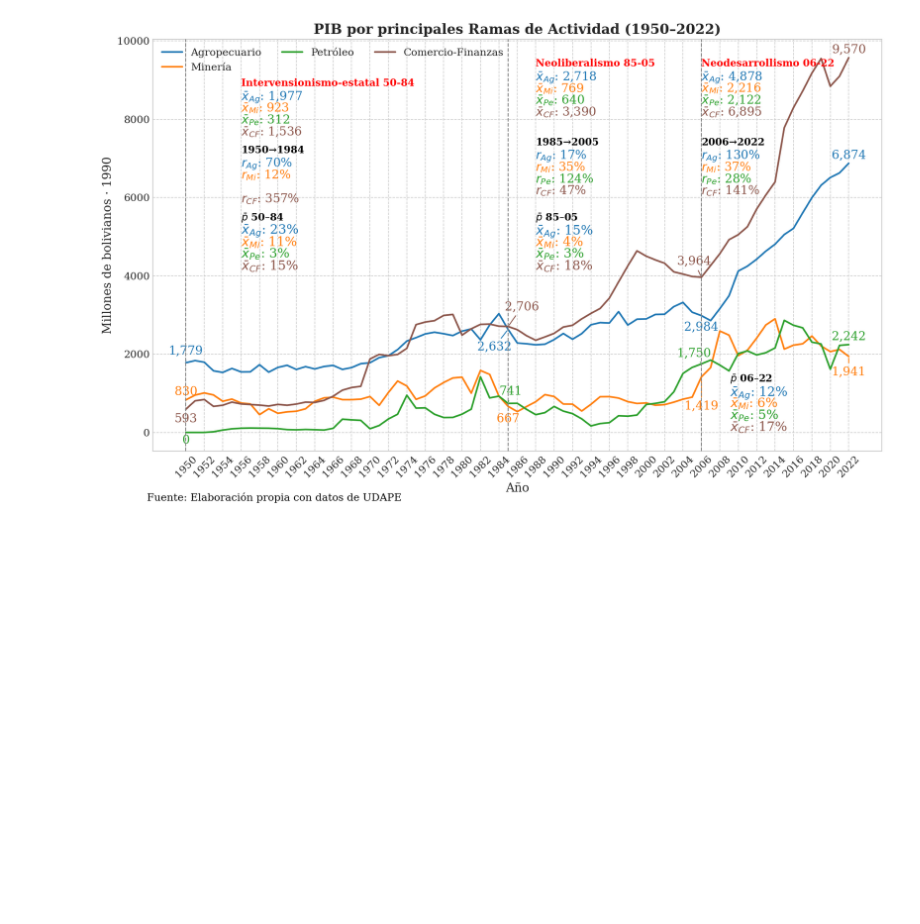
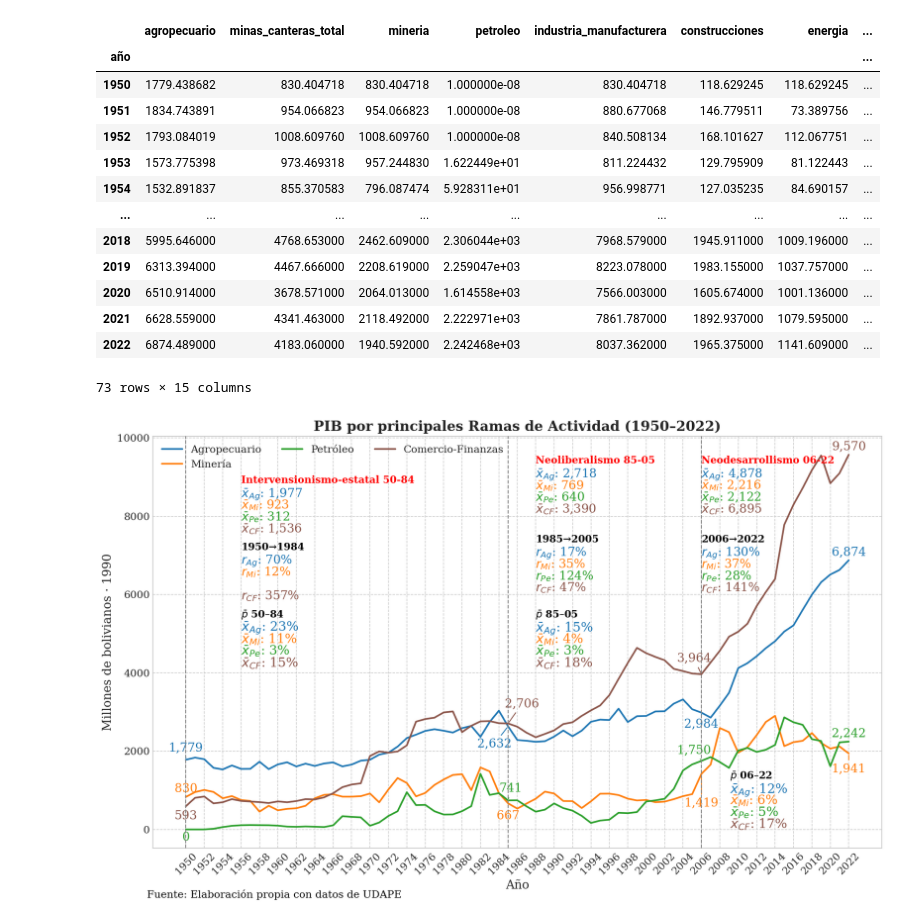
Before and after one commit to navi0369/proyectomacro, a Jupyter notebook: notebooks/tesis/serie_completa/pib/pib_por_ramas.ipynb, the cells around one changed output. Cells and saved outputs as stored; diff of their text form; code cells hidden in the pictures; blank space fills up the shorter version.

```diff
--- a/notebooks/tesis/serie_completa/pib/pib_por_ramas.ipynb
+++ b/notebooks/tesis/serie_completa/pib/pib_por_ramas.ipynb
@@ -149,3 +159,20 @@ plt.show()
+# %%
+df
+# %% [output]
+|  | agropecuario | minas_canteras_total | mineria | petroleo | industria_manufacturera | construcciones | energia | ... |
+| año |  |  |  |  |  |  |  | ... |
+| 1950 | 1779.438682 | 830.404718 | 830.404718 | 1.000000e-08 | 830.404718 | 118.629245 | 118.629245 | ... |
+| 1951 | 1834.743891 | 954.066823 | 954.066823 | 1.000000e-08 | 880.677068 | 146.779511 | 73.389756 | ... |
+| 1952 | 1793.084019 | 1008.609760 | 1008.609760 | 1.000000e-08 | 840.508134 | 168.101627 | 112.067751 | ... |
+| 1953 | 1573.775398 | 973.469318 | 957.244830 | 1.622449e+01 | 811.224432 | 129.795909 | 81.122443 | ... |
+| 1954 | 1532.891837 | 855.370583 | 796.087474 | 5.928311e+01 | 956.998771 | 127.035235 | 84.690157 | ... |
+| ... | ... | ... | ... | ... | ... | ... | ... | ... |
+| 2018 | 5995.646000 | 4768.653000 | 2462.609000 | 2.306044e+03 | 7968.579000 | 1945.911000 | 1009.196000 | ... |
+| 2019 | 6313.394000 | 4467.666000 | 2208.619000 | 2.259047e+03 | 8223.078000 | 1983.155000 | 1037.757000 | ... |
+| 2020 | 6510.914000 | 3678.571000 | 2064.013000 | 1.614558e+03 | 7566.003000 | 1605.674000 | 1001.136000 | ... |
+| 2021 | 6628.559000 | 4341.463000 | 2118.492000 | 2.222971e+03 | 7861.787000 | 1892.937000 | 1079.595000 | ... |
+| 2022 | 6874.489000 | 4183.060000 | 1940.592000 | 2.242468e+03 | 8037.362000 | 1965.375000 | 1141.609000 | ... |
+73 rows × 15 columns
 # %%
 # Estadísticas de ciclos
 annot_years_periodos=adjust_annot_years(df,annot_years_periodos)
```
Also changed, not shown: parts of 1 cell of this notebook, 34 other files.
